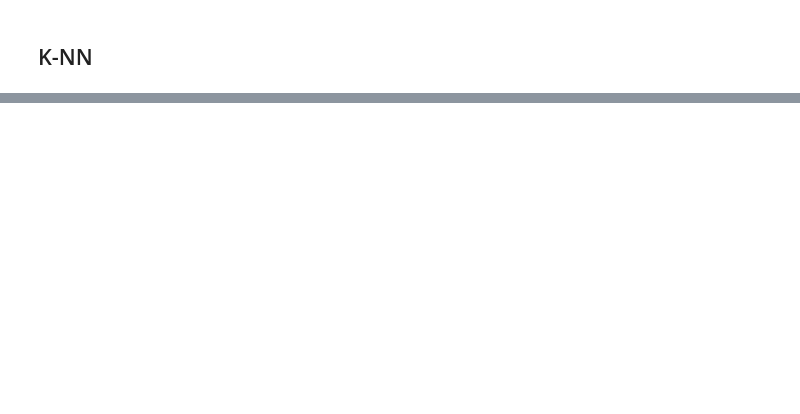
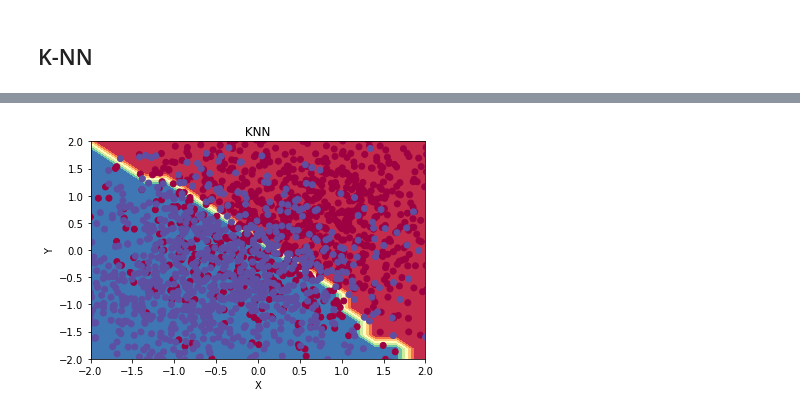
Before and after one commit to LucienJi/Test, a Jupyter notebook: DM3.ipynb, the cells around one changed output, grey strips where cells are left out. Saved outputs shown, nothing was run; the diff lists cells and outputs as text; code cells hidden in the pictures; blank space fills up the shorter version.

```diff
--- a/DM3.ipynb
+++ b/DM3.ipynb
@@ -108,0 +136,15 @@ class KNN():
+# %%
+xx, yy = np.meshgrid(np.arange(x_min, x_max, 0.25), np.arange(y_min, y_max, 0.25))
+Z = knn.predict(np.c_[xx.ravel(),yy.ravel()])
+Z = Z.reshape(xx.shape)
+plt.contourf(xx, yy, Z, cmap=plt.cm.Spectral)
+
+plt.xlabel('X')
+plt.ylabel('Y')
+plt.xlim(xmax=2,xmin=-2)
+plt.ylim(ymax=2,ymin=-2)
+plt.scatter(X_train[:,0],X_train[:,1],c=Y_train,cmap=plt.cm.Spectral)
+plt.title(" KNN ")
+plt.show()
+# %% [output]
+[figure, added]
```
Also changed, not shown: parts of 16 cells of this notebook, 1 other file.
